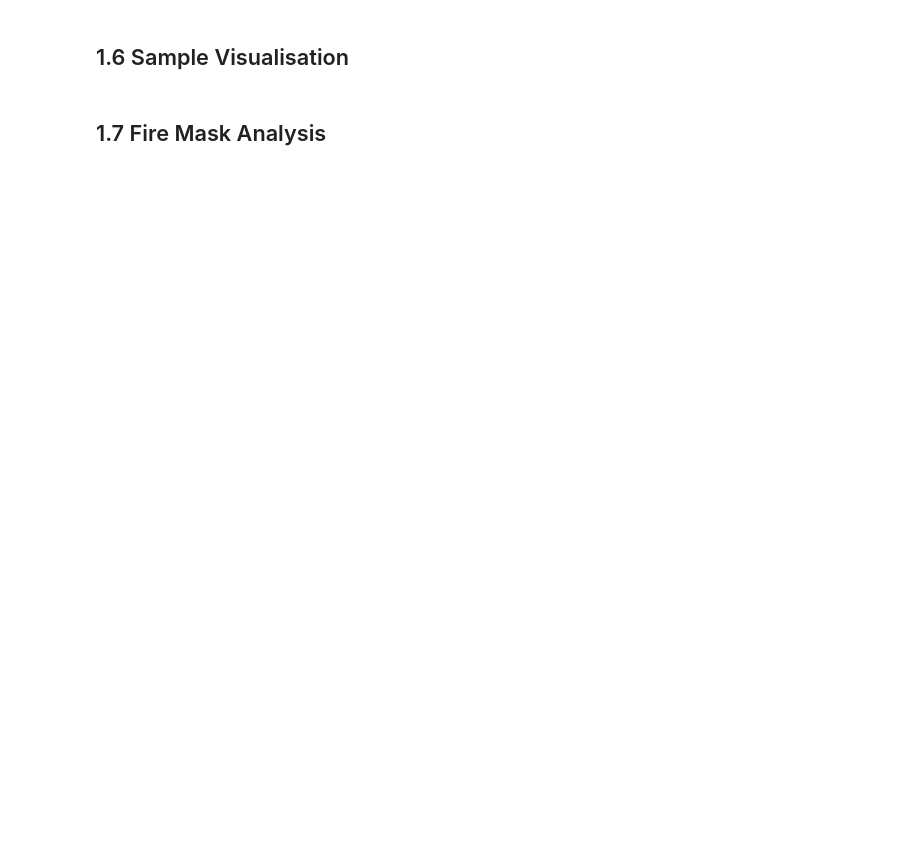
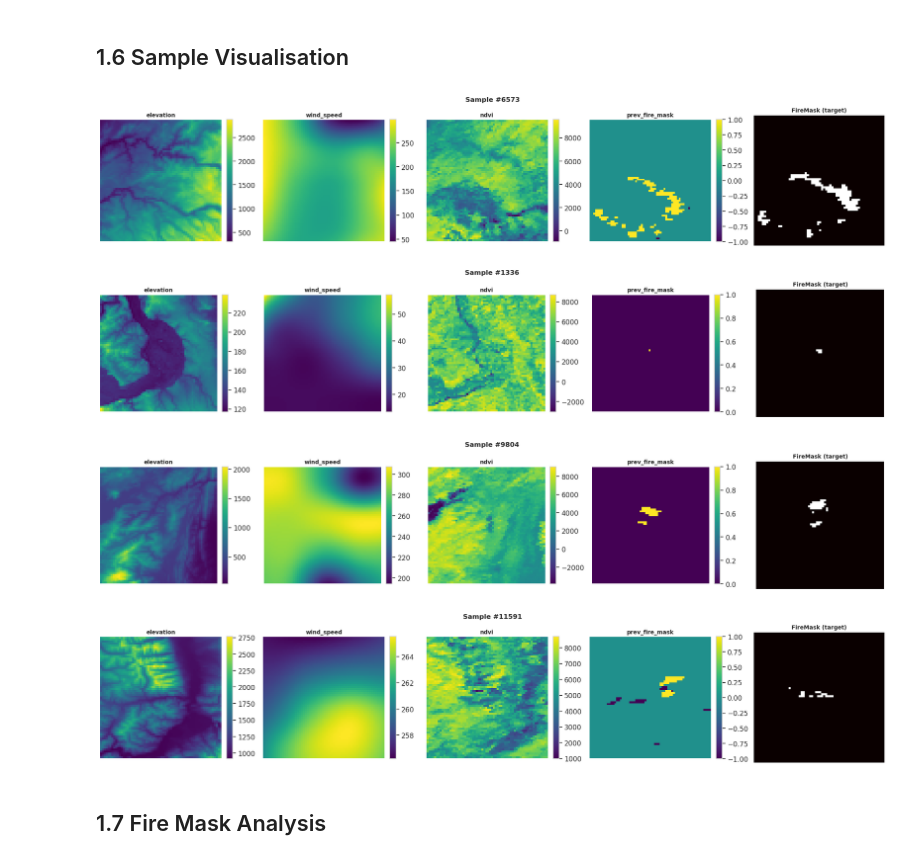
Before and after one commit to syrinemrf/FireSpreadNet, a Jupyter notebook: notebooks/01_EDA.ipynb, the cells around one changed output. Drawn from its saved outputs; the diff is of its cells as text; code cells hidden in the pictures; blank space fills up the shorter version.

```diff
--- a/notebooks/01_EDA.ipynb
+++ b/notebooks/01_EDA.ipynb
@@ -380,36 +254,19 @@ def display_sample(X, Y, sample_idx, channels_to_show=None, suptitle=None):
     plt.tight_layout()
     return fig
 # %%
-# ── Visualize Representative Samples ──────────────────────────────────────────
-# Select diverse samples (different fire patterns)
+# Show 4 random samples from the training set
 rng = np.random.default_rng(42)
 X_train, Y_train = splits['train']['X'], splits['train']['Y']
+sample_ids = rng.choice(len(X_train), 4, replace=False)
 
-# Find samples with varied fire coverage
-fire_coverage = Y_train.reshape(len(Y_train), -1).mean(axis=1)
-low_fire_idx = np.where(fire_coverage < np.percentile(fire_coverage[fire_coverage > 0], 25))[0][0]
-med_fire_idx = np.where((fire_coverage > np.percentile(fire_coverage, 40)) &
-                        (fire_coverage < np.percentile(fire_coverage, 60)))[0][0]
-high_fire_idx = np.where(fire_coverage > np.percentile(fire_coverage, 90))[0][0]
-spread_idx = np.argmax(Y_train.reshape(len(Y_train), -1).sum(axis=1) -
-                       X_train[:, CH['prev_fire_mask']].reshape(len(X_train), -1).sum(axis=1))
-
-sample_ids = [low_fire_idx, med_fire_idx, high_fire_idx, spread_idx]
-sample_labels = ['Low Fire Coverage', 'Medium Fire Coverage', 'High Fire Coverage', 'Maximum Spread']
-
-for sid, label in zip(sample_ids, sample_labels):
-    fig = display_sample(X_train, Y_train, sid,
-                        channels_to_show=['elevation', 'ndvi', 'wind_speed', 'erc', 'prev_fire_mask'],
-                        suptitle=f'{label} (Sample #{sid})')
-    plt.savefig(FIGURES_DIR / f'fig05_sample_{label.lower().replace(" ", "_")}.png',
-                dpi=300, bbox_inches='tight')
-    print(f"✅ Saved: fig05_sample_{label.lower().replace(' ', '_')}.png")
+for sid in sample_ids:
+    fig = display_sample(X_train, Y_train, sid)
     plt.show()
-
-print(f"\n📊 Sample fire coverage statistics:")
-for sid, label in zip(sample_ids, sample_labels):
-    cov = fire_coverage[sid] * 100
-    print(f"   {label:<25s}: {cov:>5.2f}%")
+# %% [output]
+[figure, added]
+[figure, added]
+[figure, added]
+[figure, added]
 # %% [markdown]
 ## 1.7 Fire Mask Analysis
 # %%
```
Also changed, not shown: parts of 34 cells of this notebook, 12 other files.
